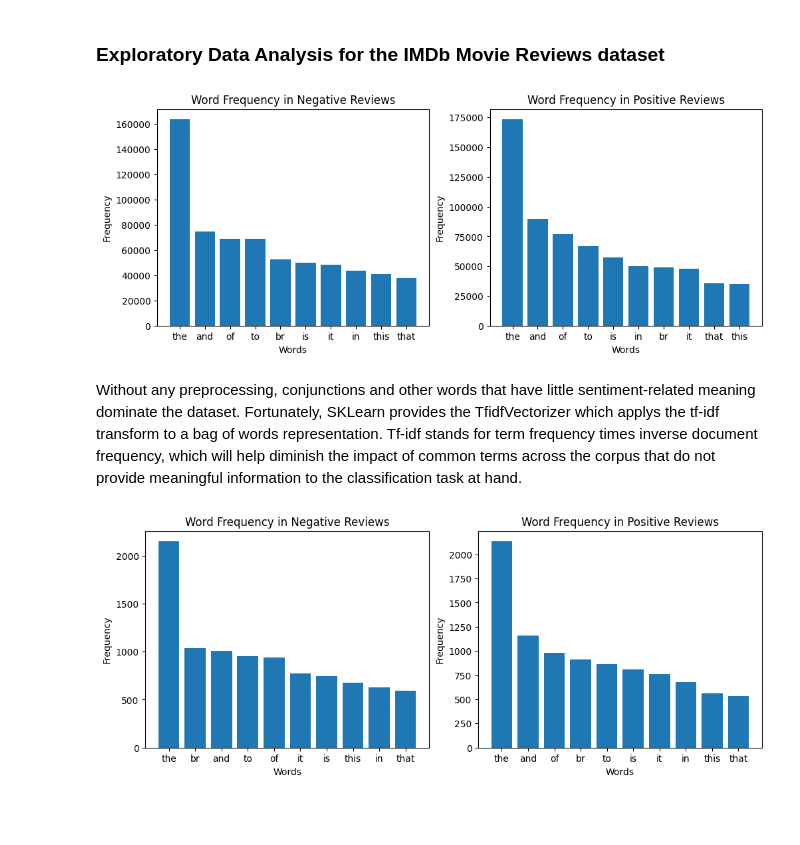
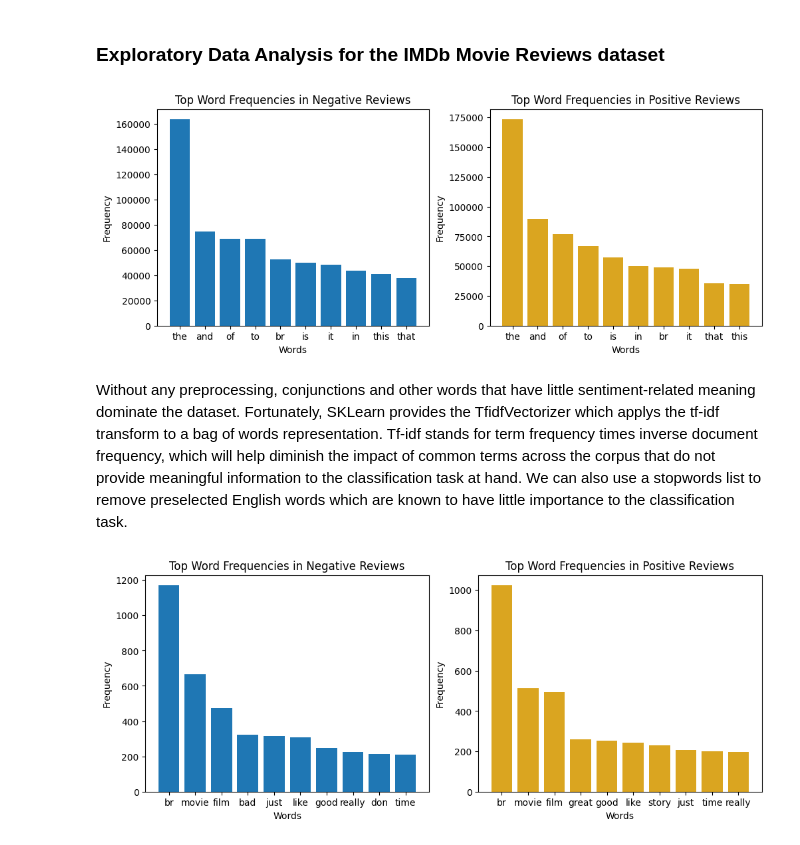
Before and after one commit to codyh587/compsci-178, a Jupyter notebook: data_analysis.ipynb, the cells around one changed output. Drawn from its saved outputs; the diff is of its cells as text; code cells hidden in the pictures; blank space fills up the shorter version.

Commit message:
added histograms to data analysis, started knn

```diff
--- a/data_analysis.ipynb
+++ b/data_analysis.ipynb
@@ -20,7 +20,7 @@ vectorizer = CountVectorizer()
 bow = vectorizer.fit_transform(train_text)
 
 # Plot frequencies of the k most common words across reviews in each class
-def word_frequencies(bag_of_words, vec, k):
+def word_frequencies(bag_of_words, train_labels, vec, k) -> None:
     negative = bag_of_words[train_labels == 0].sum(axis=0).tolist()[0]
     positive = bag_of_words[train_labels == 1].sum(axis=0).tolist()[0]
     words = vec.get_feature_names_out()
@@ -30,23 +30,21 @@ def word_frequencies(bag_of_words, vec, k):
     axes[0].bar(words[np.argsort(negative)[-k:][::-1]], np.sort(negative)[-k:][::-1])
     axes[0].set_xlabel("Words")
     axes[0].set_ylabel("Frequency")
-    axes[0].set_title("Word Frequency in Negative Reviews")
+    axes[0].set_title("Top Word Frequencies in Negative Reviews")
 
-    axes[1].bar(words[np.argsort(positive)[-k:][::-1]], np.sort(positive)[-k:][::-1])
+    axes[1].bar(words[np.argsort(positive)[-k:][::-1]], np.sort(positive)[-k:][::-1], color="goldenrod")
     axes[1].set_xlabel("Words")
     axes[1].set_ylabel("Frequency")
-    axes[1].set_title("Word Frequency in Positive Reviews")
+    axes[1].set_title("Top Word Frequencies in Positive Reviews")
 
-word_frequencies(bow, vectorizer, 10)
+word_frequencies(bow, train_labels, vectorizer, 10)
 # %% [output]
-[figure, old version]
+[figure, new version]
 # %% [markdown]
-Without any preprocessing, conjunctions and other words that have little sentiment-related meaning dominate the dataset. Fortunately, SKLearn provides the TfidfVectorizer which applys the tf-idf transform to a bag of words representation. Tf-idf stands for term frequency times inverse document frequency, which will help diminish the impact of common terms across the corpus that do not provide meaningful information to the classification task at hand.
+Without any preprocessing, conjunctions and other words that have little sentiment-related meaning dominate the dataset. Fortunately, SKLearn provides the TfidfVectorizer which applys the tf-idf transform to a bag of words representation. Tf-idf stands for term frequency times inverse document frequency, which will help diminish the impact of common terms across the corpus that do not provide meaningful information to the classification task at hand. We can also use a stopwords list to remove preselected English words which are known to have little importance to the classification task.
 # %%
-new_vec = TfidfVectorizer()
+new_vec = TfidfVectorizer(stop_words="english")
 new_bow = new_vec.fit_transform(train_text)
-word_frequencies(new_bow, new_vec, 10)
-
-# Observation: while the usual words still dominate, their frequencies are greatly reduced
+word_frequencies(new_bow, train_labels, new_vec, 10)
 # %% [output]
-[figure, old version]
+[figure, new version]
```
Also changed, not shown: parts of 3 cells of this notebook, 1 other file.
